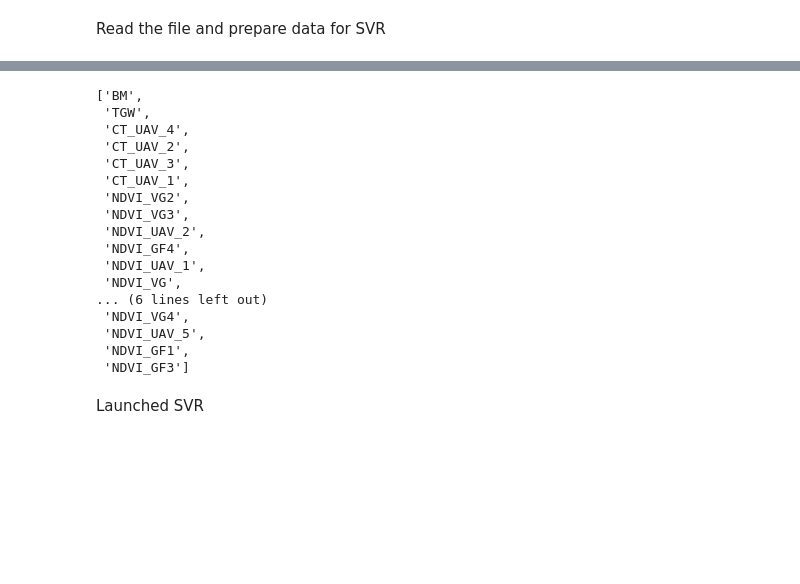
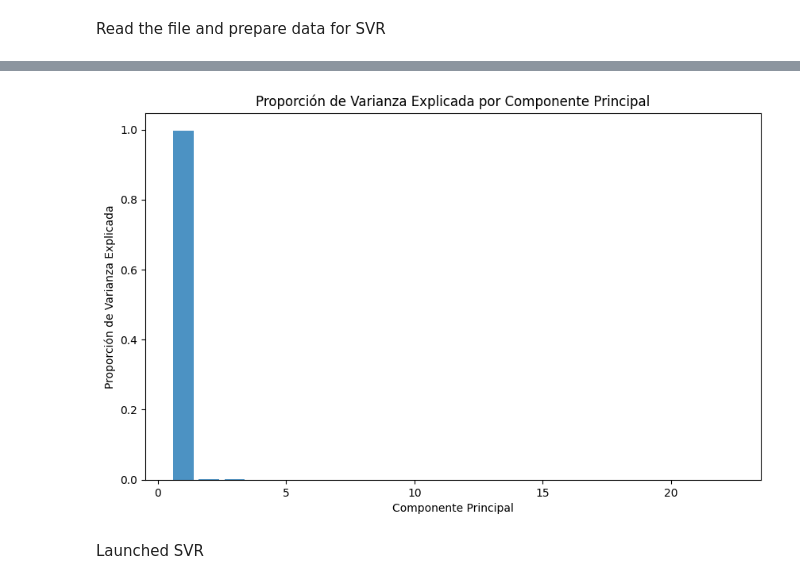
Before and after one commit to carlosmorenophd/machine_phen, a Jupyter notebook: app/notebooks/phen/pca/phenotypic/svr/pca_phenotypic_lineal.ipynb, the cells around one changed output, grey strips where cells are left out. Cells and saved outputs as stored; diff of their text form; code cells hidden in the pictures; blank space fills up the shorter version.

```diff
--- a/app/notebooks/phen/pca/phenotypic/svr/pca_phenotypic_lineal.ipynb
+++ b/app/notebooks/phen/pca/phenotypic/svr/pca_phenotypic_lineal.ipynb
@@ -34,23 +31,8 @@ preprocessing.build_train_and_test()
-# %%
-preprocessing.get_best_columns_pca()
-# %% [output]
-['BM',
- 'TGW',
- 'CT_UAV_4',
- 'CT_UAV_2',
- 'CT_UAV_3',
- 'CT_UAV_1',
- 'NDVI_VG2',
- 'NDVI_VG3',
- 'NDVI_UAV_2',
- 'NDVI_GF4',
- 'NDVI_UAV_1',
- 'NDVI_VG',
-... (6 lines left out)
- 'NDVI_VG4',
- 'NDVI_UAV_5',
- 'NDVI_GF1',
- 'NDVI_GF3']
+# %%
+pca = preprocessing.get_pca()
+pca.graph_scores()
+# %% [output]
+[figure, added]
 # %% [markdown]
 Launched SVR
 # %%
```
Also changed, not shown: parts of 4 cells of this notebook, 1 other file.
